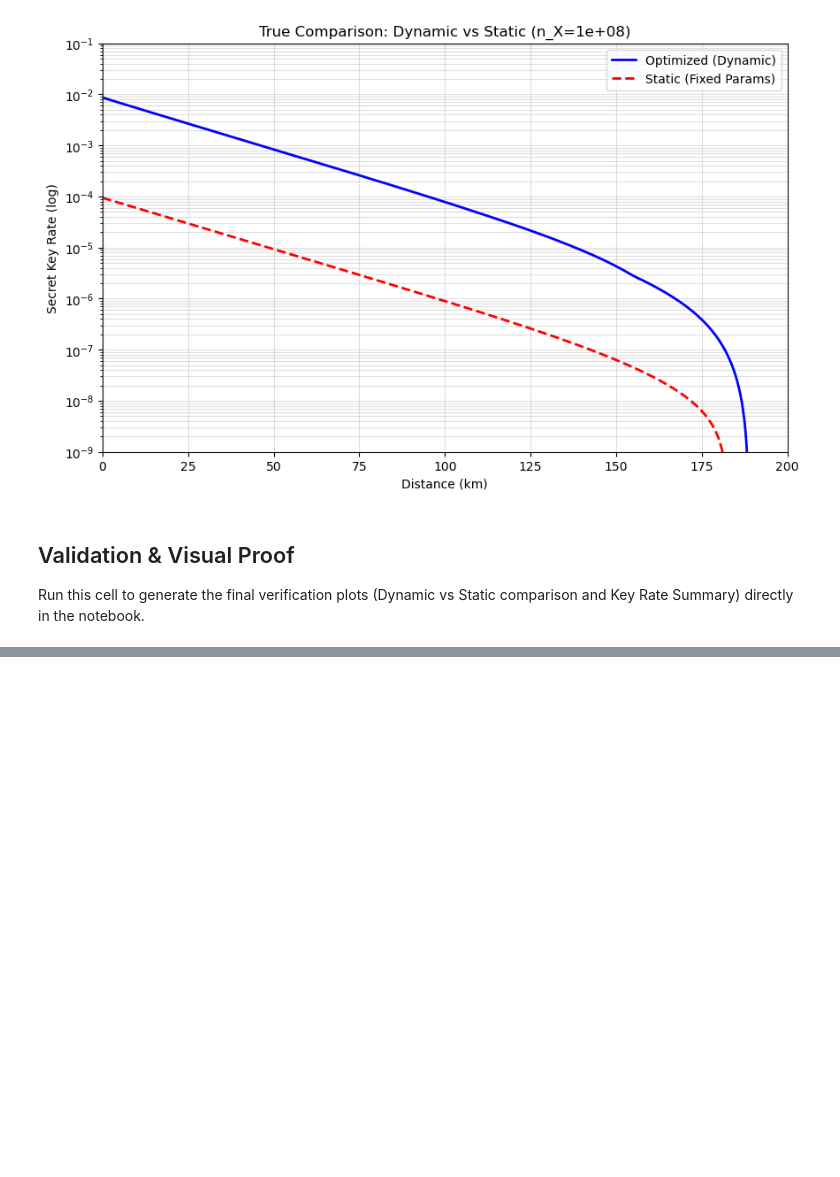
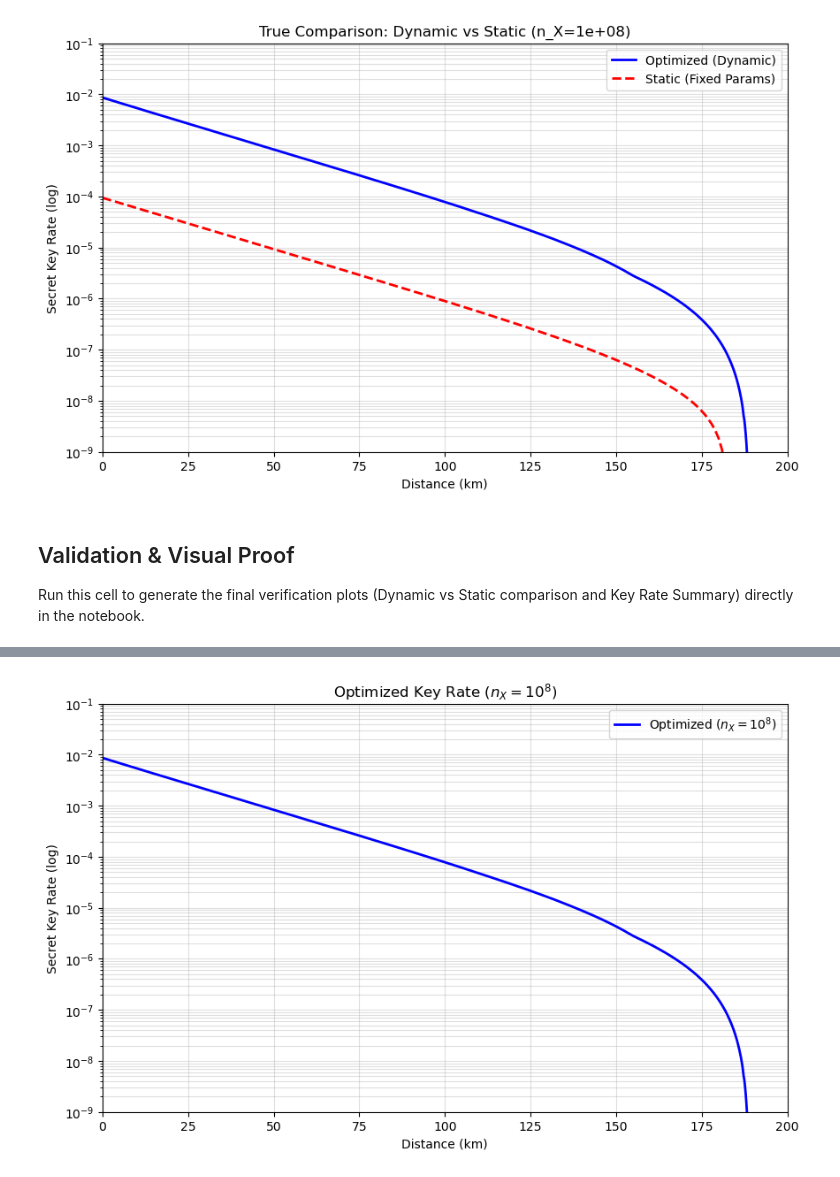
Before and after one commit to alanspace/QKD_KeyRate_Parameter_Optimization, a Jupyter notebook: Optimization/notebooks/BB84_Parameters_2014_Optimization_Jax_updated.ipynb, the cells around one changed output, grey strips where cells are left out. Cells and saved outputs as stored; diff of their text form; code cells hidden in the pictures; blank space fills up the shorter version.

```diff
--- a/Optimization/notebooks/BB84_Parameters_2014_Optimization_Jax_updated.ipynb
+++ b/Optimization/notebooks/BB84_Parameters_2014_Optimization_Jax_updated.ipynb
@@ -994,2 +1245,94 @@ else:
 [figure]
 [figure]
+# %%
+import matplotlib.pyplot as plt
+import numpy as np
+import glob
+import os
+import json
+
+# Enable LaTeX rendering for text (using MathText, not full LaTeX)
+plt.rc('text', usetex=False)
+
+# --- Helper function to find latest dataset ---
+def get_latest_dataset_path():
+    # Try relative path first (if running from Optimization folder)
+    search_path = "../Training_Data/n_X/good/reordered_qkd_grouped_dataset_*.json"
+    files = sorted(glob.glob(search_path), reverse=True)
+    if not files:
+        # Try current directory fallback
+        search_path = "reordered_qkd_grouped_dataset_*.json"
+        files = sorted(glob.glob(search_path), reverse=True)
+    return files[0] if files else None
+
+dataset_path = get_latest_dataset_path()
+
+if dataset_path:
+    with open(dataset_path, 'r') as f:
+        dataset = json.load(f)
+    print(f"✅ Loaded dataset: {dataset_path}")
+
+    # --- 1. Only Optimized Key Rate (n_X = 10^8) ---
+    target_nx = "100000000.0" # 10^8
+    if target_nx in dataset:
+        opt_data = [d for d in dataset[target_nx] if d['key_rate'] > 0]
+        # Sort by length just in case
+        opt_data.sort(key=lambda x: x['fiber_length'])
+
+        opt_L = [d['fiber_length'] for d in opt_data]
+        opt_R = [d['key_rate'] for d in opt_data]
+
+        plt.figure(figsize=(10, 6))
+        plt.semilogy(opt_L, opt_R, 'b-', linewidth=2, label=f'Optimized ($n_X=10^8$)')
+
+        plt.xlabel('Distance (km)')
+        plt.ylabel('Secret Key Rate (log)')
+        plt.title(f'Optimized Key Rate ($n_X=10^8$)')
+        plt.legend()
+        plt.grid(True, which="both", ls="-", alpha=0.4)
+        plt.xlim(0, 200)
+        plt.ylim(1e-9, 1e-1)
+        plt.show()
+    else:
+        print(f"⚠️ No data found for n_X={target_nx}")
+
+    # --- 2. Key Rate Summary Plot (All n_X) ---
+    n_X_values = [10**s for s in range(4, 10)] # 10^4 to 10^9
+    plt.figure(figsize=(10, 6))
+
+    for n_X in n_X_values:
+        target_nx_str = str(float(n_X))
+        if target_nx_str not in dataset:
+            continue
+
+        filtered_data = dataset[target_nx_str]
+        # Filter strictly positive rates
+        filtered_data = [d for d in filtered_data if d["key_rate"] > 1e-20]
+        # Sort
+        filtered_data.sort(key=lambda x: x['fiber_length'])
+
+        if not filtered_data:
+            continue
+
+        fiber_lengths = [d["fiber_length"] for d in filtered_data]
+        key_rates = [d["key_rate"] for d in filtered_data]
+
+        exponent = int(np.log10(n_X))
+        plt.plot(fiber_lengths, np.log10(key_rates), linestyle='-', label=r'$n_X = 10^{{{}}}$'.format(exponent))
+
+    plt.xlabel("Fiber Length (km)")
+    plt.ylabel("Secret Key Rate per Pulse ($log_{10}$)")
+    plt.xlim(0, 200)
+
+    # Set Y-limit to 10^-9 (which is -9 in log10 scale)
+    plt.ylim(-9, -1)
+    plt.yticks(np.arange(-9, 0), [f"$10^{{{i}}}$" for i in range(-9, 0)])
+
+    plt.title("Key Rate vs Fiber Length for Different $n_X$ Values")
+    plt.legend()
+    plt.grid(True)
+    plt.show()
+
+else:
+    print("❌ No dataset found to plot.")
+# %% [output]
@@ -995,0 +1340 @@ else:
+[figure, added]
```
Also changed, not shown: parts of 18 cells of this notebook, 17 other files.
